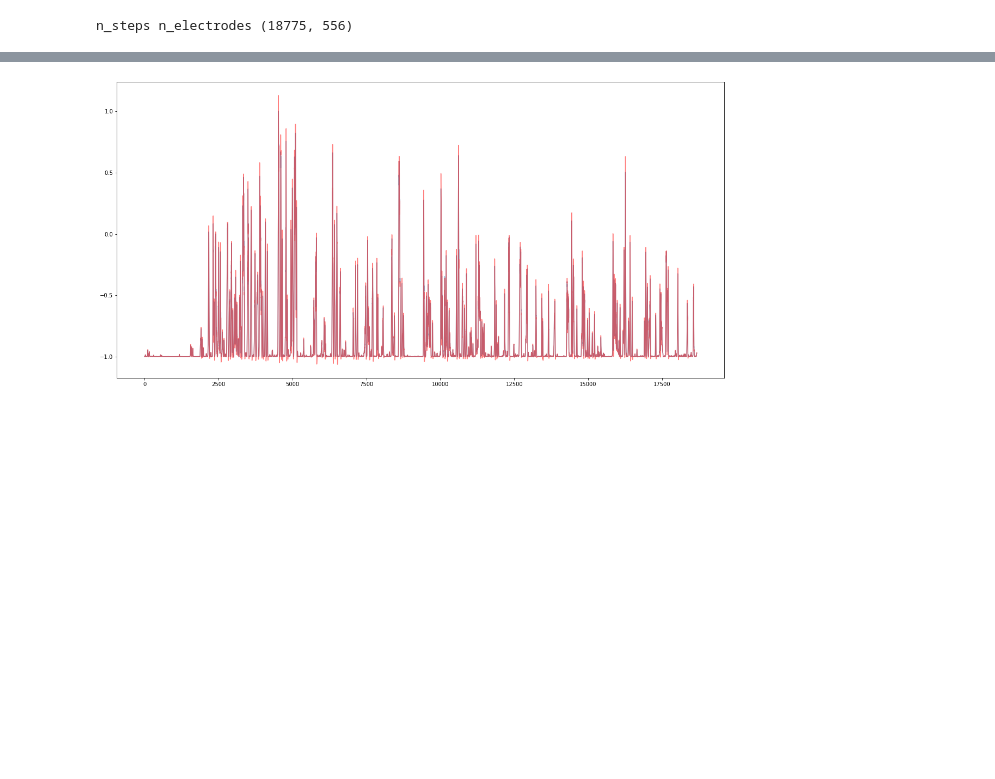
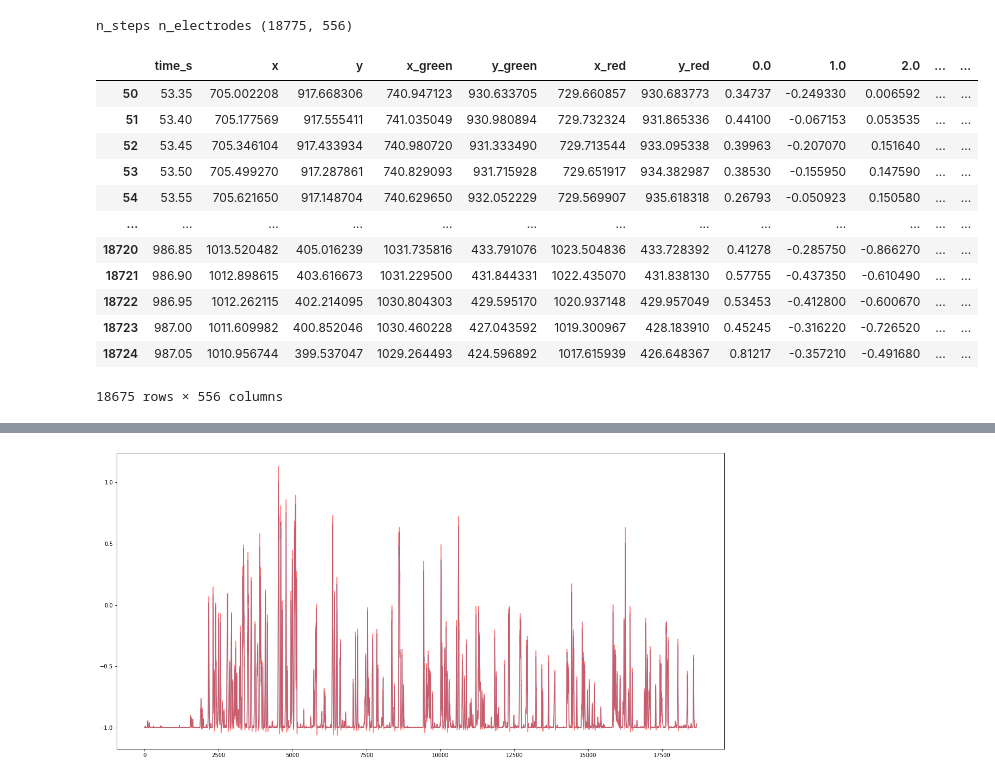
Before and after one commit to blufzzz/NeuroMice, a Jupyter notebook: RegressionFromEmbeddings.ipynb, the cells around one changed output, grey strips where cells are left out. Cells and saved outputs as stored; diff of their text form; code cells hidden in the pictures; blank space fills up the shorter version.

```diff
--- a/RegressionFromEmbeddings.ipynb
+++ b/RegressionFromEmbeddings.ipynb
@@ -40,6 +50,22 @@ X = spikes_df.iloc[:,7:].to_numpy()
 X_std = StandardScaler().fit_transform(X)
 # %% [output]
 n_steps n_electrodes (18775, 556)
+# %%
+spikes_df
+# %% [output]
+|  | time_s | x | y | x_green | y_green | x_red | y_red | 0.0 | 1.0 | 2.0 | ... | ... |
+| 50 | 53.35 | 705.002208 | 917.668306 | 740.947123 | 930.633705 | 729.660857 | 930.683773 | 0.34737 | -0.249330 | 0.006592 | ... | ... |
+| 51 | 53.40 | 705.177569 | 917.555411 | 741.035049 | 930.980894 | 729.732324 | 931.865336 | 0.44100 | -0.067153 | 0.053535 | ... | ... |
+| 52 | 53.45 | 705.346104 | 917.433934 | 740.980720 | 931.333490 | 729.713544 | 933.095338 | 0.39963 | -0.207070 | 0.151640 | ... | ... |
+| 53 | 53.50 | 705.499270 | 917.287861 | 740.829093 | 931.715928 | 729.651917 | 934.382987 | 0.38530 | -0.155950 | 0.147590 | ... | ... |
+| 54 | 53.55 | 705.621650 | 917.148704 | 740.629650 | 932.052229 | 729.569907 | 935.618318 | 0.26793 | -0.050923 | 0.150580 | ... | ... |
+| ... | ... | ... | ... | ... | ... | ... | ... | ... | ... | ... | ... | ... |
+| 18720 | 986.85 | 1013.520482 | 405.016239 | 1031.735816 | 433.791076 | 1023.504836 | 433.728392 | 0.41278 | -0.285750 | -0.866270 | ... | ... |
+| 18721 | 986.90 | 1012.898615 | 403.616673 | 1031.229500 | 431.844331 | 1022.435070 | 431.838130 | 0.57755 | -0.437350 | -0.610490 | ... | ... |
+| 18722 | 986.95 | 1012.262115 | 402.214095 | 1030.804303 | 429.595170 | 1020.937148 | 429.957049 | 0.53453 | -0.412800 | -0.600670 | ... | ... |
+| 18723 | 987.00 | 1011.609982 | 400.852046 | 1030.460228 | 427.043592 | 1019.300967 | 428.183910 | 0.45245 | -0.316220 | -0.726520 | ... | ... |
+| 18724 | 987.05 | 1010.956744 | 399.537047 | 1029.264493 | 424.596892 | 1017.615939 | 426.648367 | 0.81217 | -0.357210 | -0.491680 | ... | ... |
+18675 rows × 556 columns
 # %%
 X = spikes_df["x"].to_numpy()
 Y = spikes_df["y"].to_numpy()
```
Also changed, not shown: parts of 4 cells of this notebook, 3 other files.
